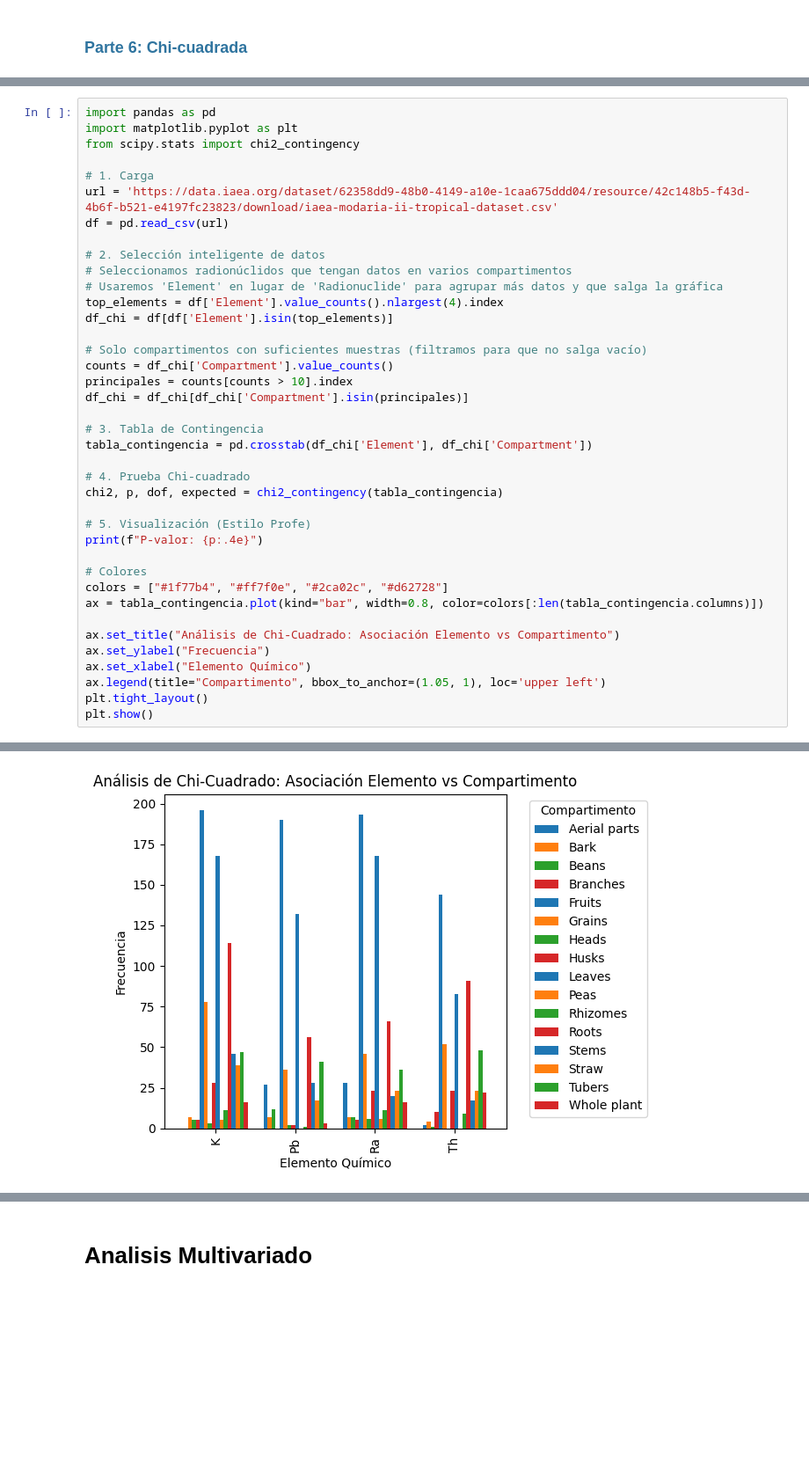
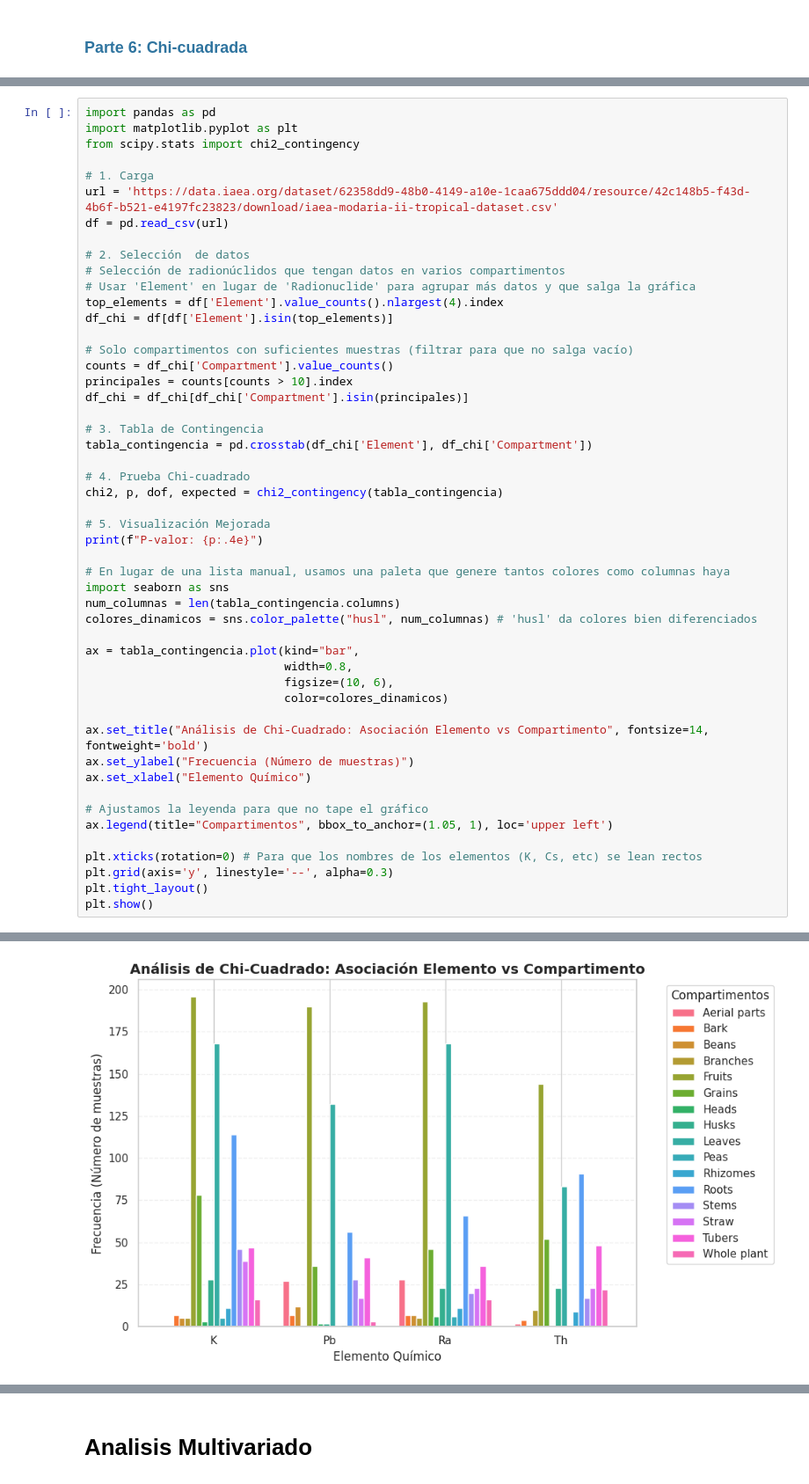
Before and after one commit to MAngelica-Sandoval/Proyecto-Analisis-de-Datos-NORM, a Jupyter notebook: sesiones_practicas/sp_2_Maria_Sandoval.ipynb, the cells around one changed output, grey strips where cells are left out. Shown at 88% size. Cells and saved outputs as stored; diff of their text form; blank space fills up the shorter version.

```diff
--- a/sesiones_practicas/sp_2_Maria_Sandoval.ipynb
+++ b/sesiones_practicas/sp_2_Maria_Sandoval.ipynb
@@ -641,43 +656,54 @@ Según la definición técnica, esta prueba permite determinar si existe una aso
 # %%
 import pandas as pd
 import matplotlib.pyplot as plt
 from scipy.stats import chi2_contingency
 
 # 1. Carga
 url = 'https://data.iaea.org/dataset/62358dd9-48b0-4149-a10e-1caa675ddd04/resource/42c148b5-f43d-4b6f-b521-e4197fc23823/download/iaea-modaria-ii-tropical-dataset.csv'
 df = pd.read_csv(url)
 
-# 2. Selección inteligente de datos
-# Seleccionamos radionúclidos que tengan datos en varios compartimentos
-# Usaremos 'Element' en lugar de 'Radionuclide' para agrupar más datos y que salga la gráfica
+# 2. Selección  de datos
+# Selección de radionúclidos que tengan datos en varios compartimentos
+# Usar 'Element' en lugar de 'Radionuclide' para agrupar más datos y que salga la gráfica
 top_elements = df['Element'].value_counts().nlargest(4).index
 df_chi = df[df['Element'].isin(top_elements)]
 
-# Solo compartimentos con suficientes muestras (filtramos para que no salga vacío)
+# Solo compartimentos con suficientes muestras (filtrar para que no salga vacío)
 counts = df_chi['Compartment'].value_counts()
 principales = counts[counts > 10].index
 df_chi = df_chi[df_chi['Compartment'].isin(principales)]
 
 # 3. Tabla de Contingencia
 tabla_contingencia = pd.crosstab(df_chi['Element'], df_chi['Compartment'])
 
 # 4. Prueba Chi-cuadrado
 chi2, p, dof, expected = chi2_contingency(tabla_contingencia)
 
-# 5. Visualización (Estilo Profe)
+# 5. Visualización Mejorada
 print(f"P-valor: {p:.4e}")
 
-# Colores
-colors = ["#1f77b4", "#ff7f0e", "#2ca02c", "#d62728"]
-ax = tabla_contingencia.plot(kind="bar", width=0.8, color=colors[:len(tabla_contingencia.columns)])
+# En lugar de una lista manual, usamos una paleta que genere tantos colores como columnas haya
+import seaborn as sns
+num_columnas = len(tabla_contingencia.columns)
+colores_dinamicos = sns.color_palette("husl", num_columnas) # 'husl' da colores bien diferenciados
 
-ax.set_title("Análisis de Chi-Cuadrado: Asociación Elemento vs Compartimento")
-ax.set_ylabel("Frecuencia")
+ax = tabla_contingencia.plot(kind="bar",
+                             width=0.8,
+                             figsize=(10, 6),
+                             color=colores_dinamicos)
+
+ax.set_title("Análisis de Chi-Cuadrado: Asociación Elemento vs Compartimento", fontsize=14, fontweight='bold')
+ax.set_ylabel("Frecuencia (Número de muestras)")
 ax.set_xlabel("Elemento Químico")
-ax.legend(title="Compartimento", bbox_to_anchor=(1.05, 1), loc='upper left')
+
+# Ajustamos la leyenda para que no tape el gráfico
+ax.legend(title="Compartimentos", bbox_to_anchor=(1.05, 1), loc='upper left')
+
+plt.xticks(rotation=0) # Para que los nombres de los elementos (K, Cs, etc) se lean rectos
+plt.grid(axis='y', linestyle='--', alpha=0.3)
 plt.tight_layout()
 plt.show()
 # %% [output]
 P-valor: 7.8668e-22
-[figure, old version]
+[figure, new version]
 # %% [markdown]
```
Also changed, not shown: parts of 36 cells of this notebook.
